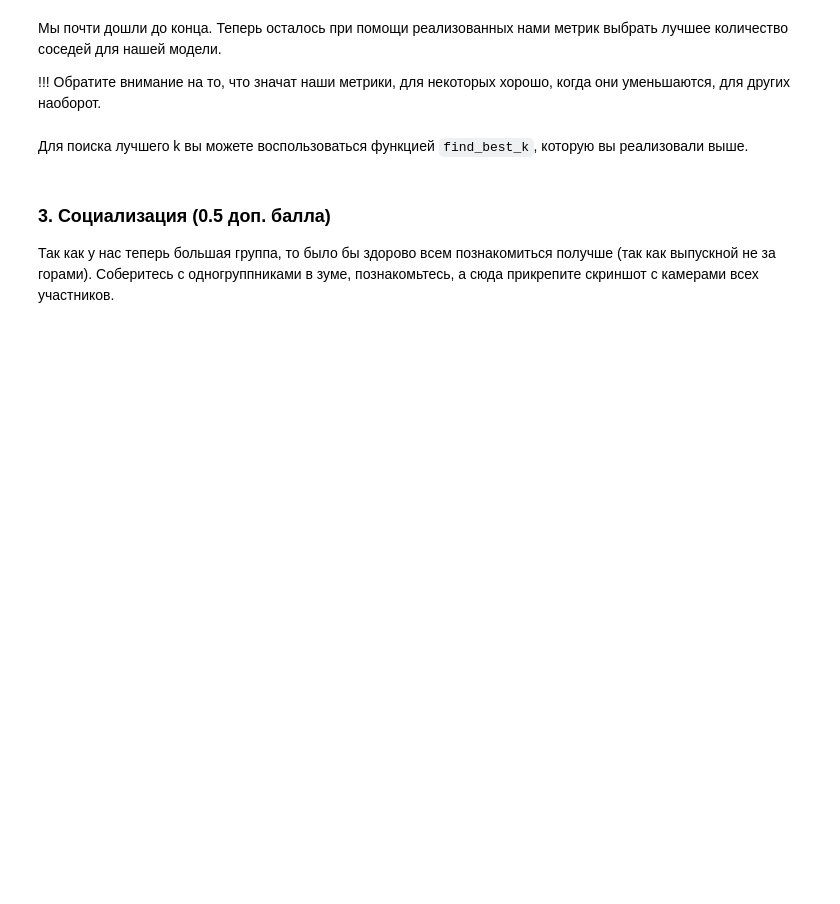
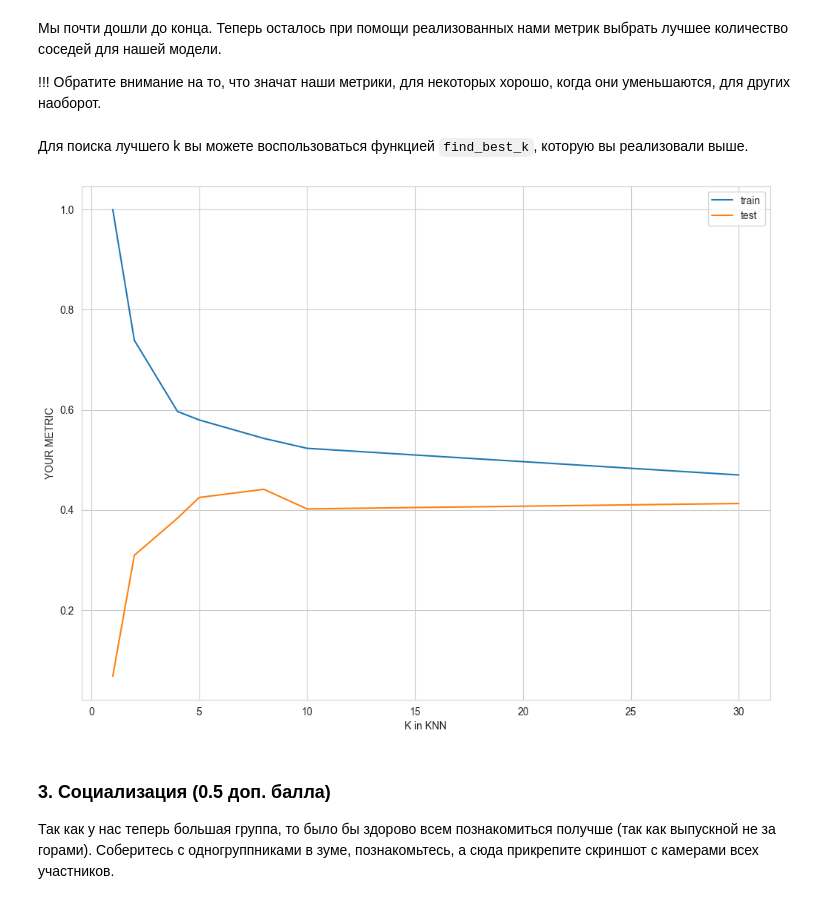
Before and after one commit to angrygeese/BI_ML_2024, a Jupyter notebook: HW1-knn/code/KNN.ipynb, the cells around one changed output. Cells and saved outputs as stored; diff of their text form; code cells hidden in the pictures; blank space fills up the shorter version.

```diff
--- a/HW1-knn/code/KNN.ipynb
+++ b/HW1-knn/code/KNN.ipynb
@@ -539,3 +530,8 @@ $MAE = \frac{1}{n}\sum_i^n{|y_i - \hat{y_i}|}$
 # %%
 # TODO: r_squared, mse, mae in metrics.py
 from metrics import r_squared, mse, mae
+r_sq = r_squared(predictions_reg, y_test)
+m_s_e = mse(predictions_reg, y_test)
+m_a_e = mae(predictions_reg, y_test)
+
+print(r_sq, m_s_e, m_a_e)
@@ -545,10 +543,51 @@ from metrics import r_squared, mse, mae
 Мы почти дошли до конца. Теперь осталось при помощи реализованных нами метрик выбрать лучшее количество соседей для нашей модели.
 
 !!! Обратите внимание на то, что значат наши метрики, для некоторых хорошо, когда они уменьшаются, для других наоборот.
+# %% [markdown]
+Для поиска лучшего k вы можете воспользоваться функцией `find_best_k`, которую вы реализовали выше.
 # %%
 from metrics import r_squared, mse, mae
-# %% [markdown]
-Для поиска лучшего k вы можете воспользоваться функцией `find_best_k`, которую вы реализовали выше.
+# %%
+def find_best_k_reg(X_train, y_train, X_test, y_test, params, metric):
+    """
+    Choose the best k for KKNClassifier
+    Arguments:
+    X_train, np array (num_train_samples, num_features) - train data
+    y_train, np array (num_train_samples) - train labels
+    X_test, np array (num_test_samples, num_features) - test data
+    y_test, np array (num_test_samples) - test labels
+    params, list of hyperparameters for KNN, here it is list of k values
+    metric, function for metric calculation
+    Returns:
+    train_metrics the list of metric values on train data set for each k in params
+    test_metrics the list of metric values on test data set for each k in params
+    """
+    from metrics import r_squared, mse, mae
+
+    train_metrics, test_metrics = [], []
+    metric_dict = dict(zip((r_sq, m_s_e, m_a_e), (r_squared, mse, mae)))  # я не уверен, что делать объекты функций ключами - хорошо, но сработало
+
+    for param_value in params:
+        model = KNeighborsRegressor(n_neighbors=param_value)
+        model.fit(X_train, y_train)
+
+        predictions_reg_test = model.predict(X_test)
+        test_metrics.append(metric_dict[metric](predictions_reg_test, y_test))
+        predictions_reg_train = model.predict(X_train)
+        train_metrics.append(metric_dict[metric](predictions_reg_train, y_train))
+
+    return train_metrics, test_metrics
+# %%
+params = [1, 2, 4, 5, 8, 10, 30]
+train_metrics, test_metrics = find_best_k_reg(X_train_scaled, y_train, X_test_scaled, y_test, params, r_sq)
+# %%
+plt.plot(params, train_metrics, label="train")
+plt.plot(params, test_metrics, label="test")
+plt.legend()
+plt.xlabel("K in KNN")
+plt.ylabel("YOUR METRIC");
+# %% [output]
+[figure, added]
 # %% [markdown]
 ### 3. Социализация (0.5 доп. балла)
 
```
Also changed, not shown: parts of 14 cells of this notebook.
